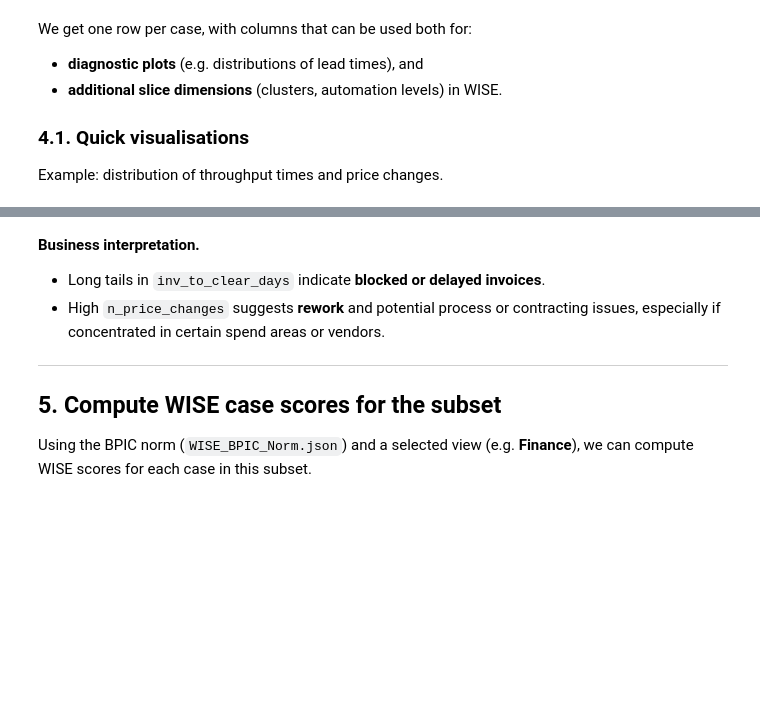
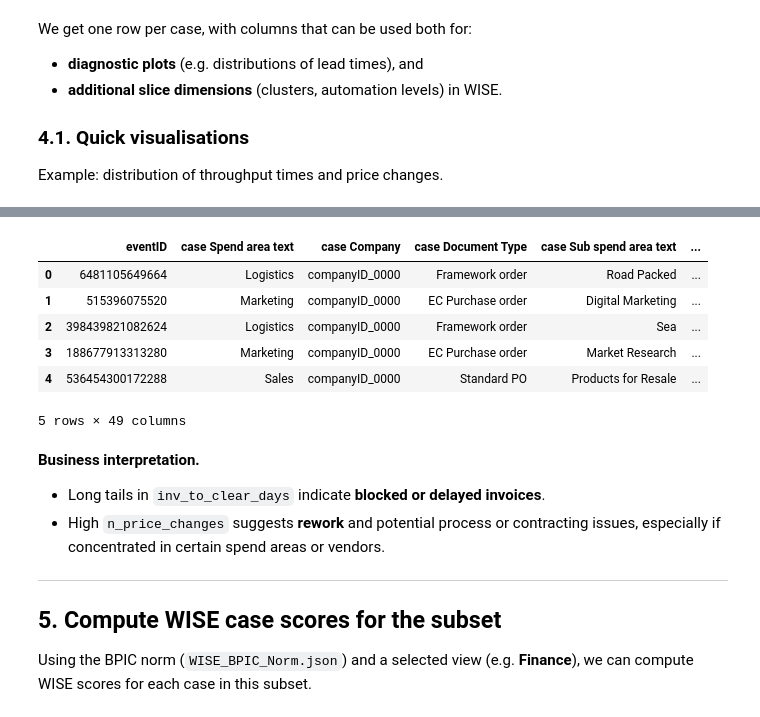
Before and after one commit to feelfine1977/WISE, a Jupyter notebook: src/wise/analysis/1_WISE_BPIC19_Analysis.ipynb, the cells around one changed output, grey strips where cells are left out. Drawn from its saved outputs; the diff is of its cells as text; code cells hidden in the pictures; blank space fills up the shorter version.

```diff
--- a/src/wise/analysis/1_WISE_BPIC19_Analysis.ipynb
+++ b/src/wise/analysis/1_WISE_BPIC19_Analysis.ipynb
@@ -318,3 +319,16 @@ plt.show()
+# %%
+#merge df_example and feat on case_id_col
+df_merged = pd.merge(df_example, feat, on=case_id_col)
+save_df(df_merged, "df_merged_3-way_match_invoice_after_GR.csv")
+df_merged.head()
+# %% [output]
+|  | eventID | case Spend area text | case Company | case Document Type | case Sub spend area text | ... |
+| 0 | 6481105649664 | Logistics | companyID_0000 | Framework order | Road Packed | ... |
+| 1 | 515396075520 | Marketing | companyID_0000 | EC Purchase order | Digital Marketing | ... |
+| 2 | 398439821082624 | Logistics | companyID_0000 | Framework order | Sea | ... |
+| 3 | 188677913313280 | Marketing | companyID_0000 | EC Purchase order | Market Research | ... |
+| 4 | 536454300172288 | Sales | companyID_0000 | Standard PO | Products for Resale | ... |
+5 rows × 49 columns
 # %% [markdown]
 **Business interpretation.**
 
```
Also changed, not shown: parts of 3 cells of this notebook, 8 other files.
